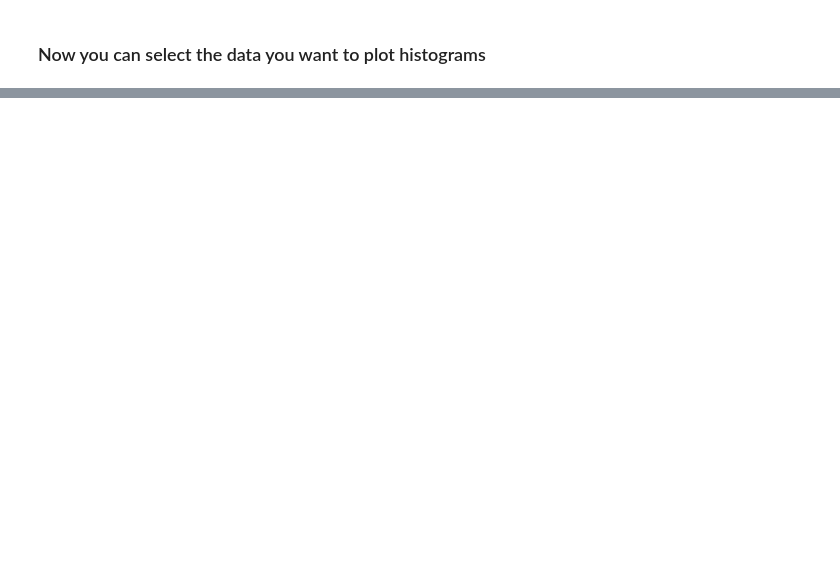
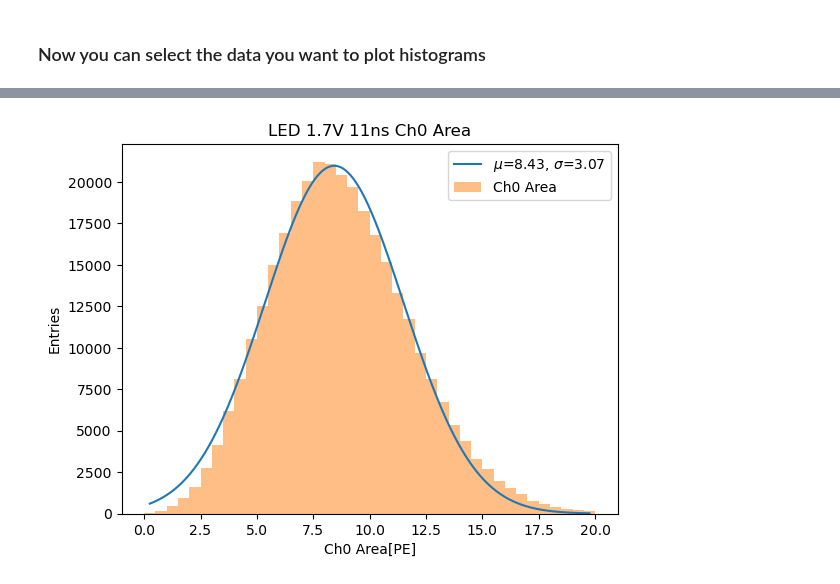
Before and after one commit to Westlake-University-Lsc-lab/ProcessLocalData, a Jupyter notebook: plot_example.ipynb, the cells around one changed output, grey strips where cells are left out. Saved outputs shown, nothing was run; the diff lists cells and outputs as text; code cells hidden in the pictures; blank space fills up the shorter version.

```diff
--- a/plot_example.ipynb
+++ b/plot_example.ipynb
@@ -83,0 +124,18 @@ np.sum(area_ch0)/np.sum(area_ch1)
+# %%
+hist, bins_edges = np.histogram(area_ch0_pe,bins=40,range=(0, 20))
+bins = (bins_edges[:-1] + bins_edges[1:])/2
+def gaussian(x, a, mu, sigma):
+    return a * np.exp(-(x - mu)**2 / (2 * sigma**2))
+popt, pcov = curve_fit(gaussian, bins, hist, p0=[2.E4, 8, 5])
+x_fit = np.linspace(np.min(bins), np.max(bins), 1000)
+y_fit = gaussian(x_fit, *popt)
+plt.plot(x_fit, y_fit, label=r'$\mu$={:.2f}, $\sigma$={:.2f}'.format(popt[1], popt[2]))
+plt.hist(area_ch0_pe, bins=40, range=(0, 20), density=False, alpha=0.5, label='Ch0 Area')
+plt.xlabel('Ch0 Area[PE]')
+plt.ylabel('Entries')
+plt.title(r'LED {} {} Ch0 Area'.format(v_value, t_value))
+plt.legend()
+plt.savefig(r'./res/LED_{}_{}_Ch0_Area_fit_{:.2f}_PE.png'.format(v_value, t_value,popt[1]),dpi=300)
+plt.show()
+# %% [output]
+[figure, added]
```
Also changed, not shown: parts of 32 cells of this notebook.
